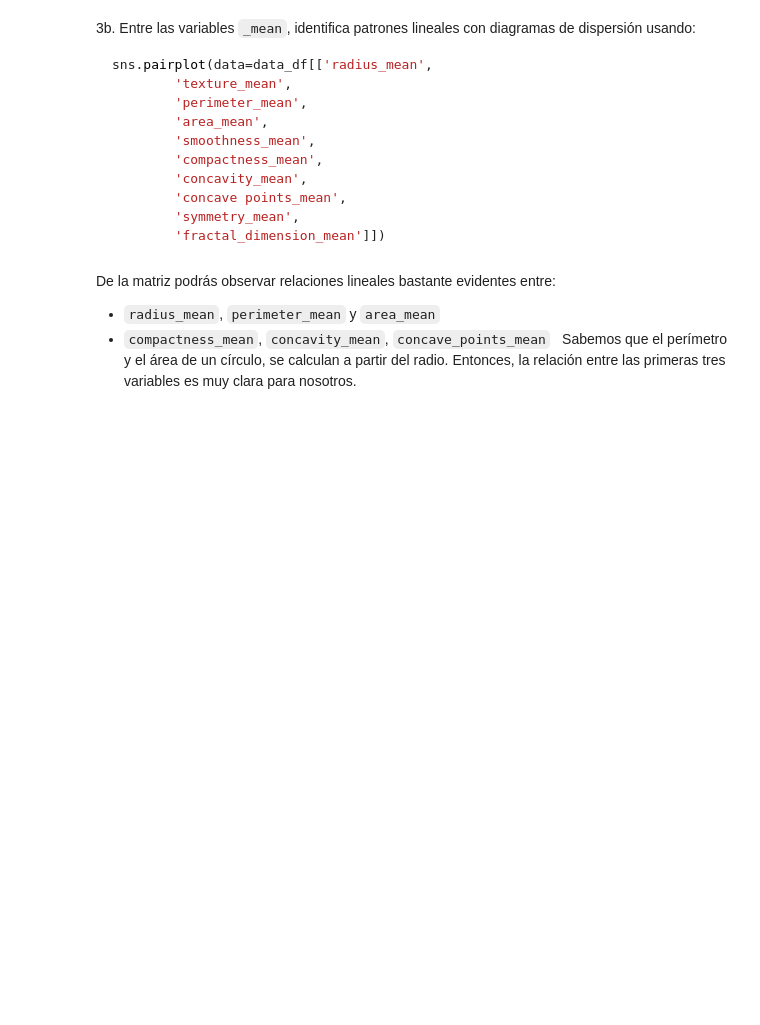
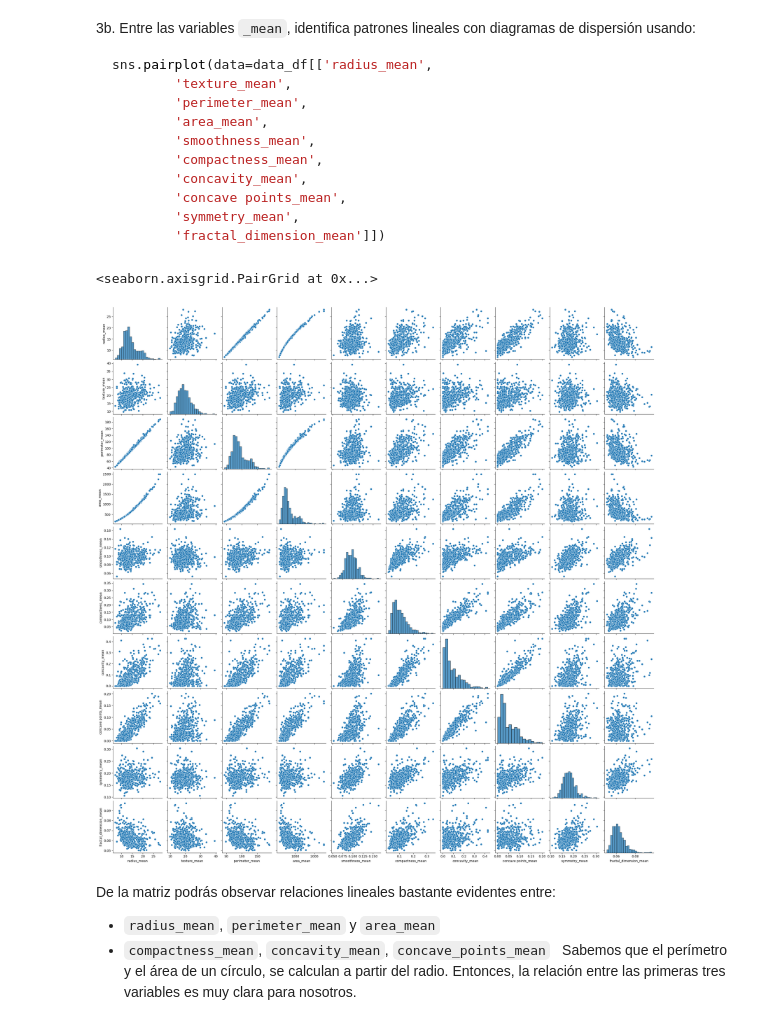
Before and after one commit to alexgarma/TC4029-ciencia-y-analitica-de-datos-equipo83, a Jupyter notebook: notebooks/Actividad9RLog_Equipo83.ipynb, the cells around one changed output. Cells and saved outputs as stored; diff of their text form; code cells hidden in the pictures; blank space fills up the shorter version.

````diff
--- a/notebooks/Actividad9RLog_Equipo83.ipynb
+++ b/notebooks/Actividad9RLog_Equipo83.ipynb
@@ -135,6 +217,11 @@ sns.pairplot(data=data_df[['radius_mean',
         'symmetry_mean',
         'fractal_dimension_mean']])
 ```
+# %%
+sns.pairplot(data=data_df[['radius_mean','texture_mean','perimeter_mean','area_mean','smoothness_mean','compactness_mean','concavity_mean','concave points_mean','symmetry_mean','fractal_dimension_mean']])
+# %% [output]
+<seaborn.axisgrid.PairGrid at 0x...>
+[figure, added]
 # %% [markdown]
 De la matriz podrás observar relaciones lineales bastante evidentes entre:
 
````
Also changed, not shown: parts of 12 cells of this notebook.
